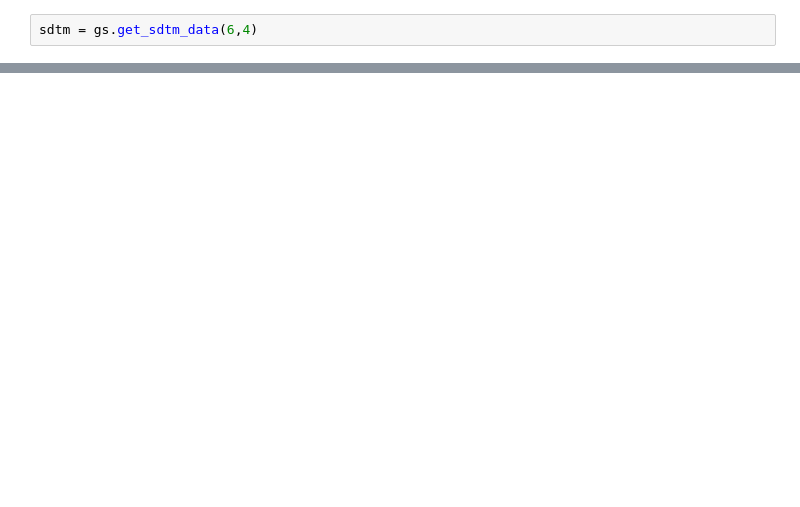
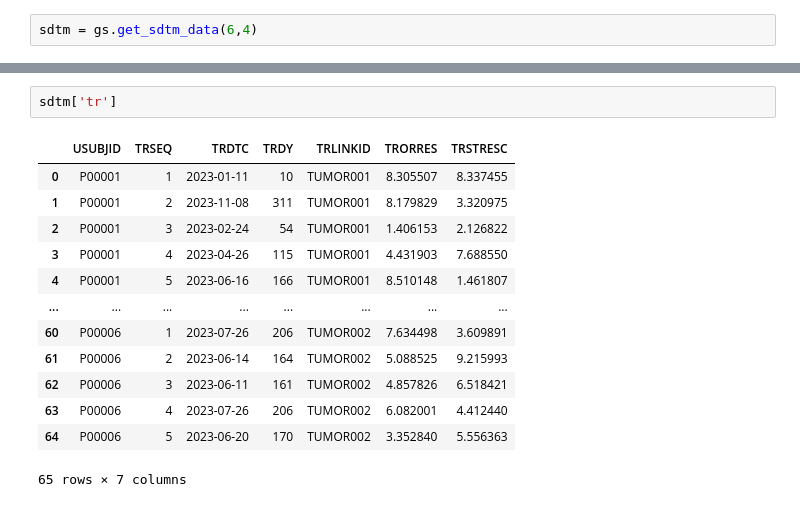
Before and after one commit to AksChougule/gen-sdtm, a Jupyter notebook: testing/test.ipynb, the cells around one changed output, grey strips where cells are left out. Cells and saved outputs as stored; diff of their text form; blank space fills up the shorter version.

```diff
--- a/testing/test.ipynb
+++ b/testing/test.ipynb
@@ -108,0 +144,16 @@ sdtm['rs']
+# %%
+sdtm['tr']
+# %% [output]
+|  | USUBJID | TRSEQ | TRDTC | TRDY | TRLINKID | TRORRES | TRSTRESC |
+| 0 | P00001 | 1 | 2023-01-11 | 10 | TUMOR001 | 8.305507 | 8.337455 |
+| 1 | P00001 | 2 | 2023-11-08 | 311 | TUMOR001 | 8.179829 | 3.320975 |
+| 2 | P00001 | 3 | 2023-02-24 | 54 | TUMOR001 | 1.406153 | 2.126822 |
+| 3 | P00001 | 4 | 2023-04-26 | 115 | TUMOR001 | 4.431903 | 7.688550 |
+| 4 | P00001 | 5 | 2023-06-16 | 166 | TUMOR001 | 8.510148 | 1.461807 |
+| ... | ... | ... | ... | ... | ... | ... | ... |
+| 60 | P00006 | 1 | 2023-07-26 | 206 | TUMOR002 | 7.634498 | 3.609891 |
+| 61 | P00006 | 2 | 2023-06-14 | 164 | TUMOR002 | 5.088525 | 9.215993 |
+| 62 | P00006 | 3 | 2023-06-11 | 161 | TUMOR002 | 4.857826 | 6.518421 |
+| 63 | P00006 | 4 | 2023-07-26 | 206 | TUMOR002 | 6.082001 | 4.412440 |
+| 64 | P00006 | 5 | 2023-06-20 | 170 | TUMOR002 | 3.352840 | 5.556363 |
+65 rows × 7 columns
```
Also changed, not shown: parts of 12 cells of this notebook, 6 other files.
